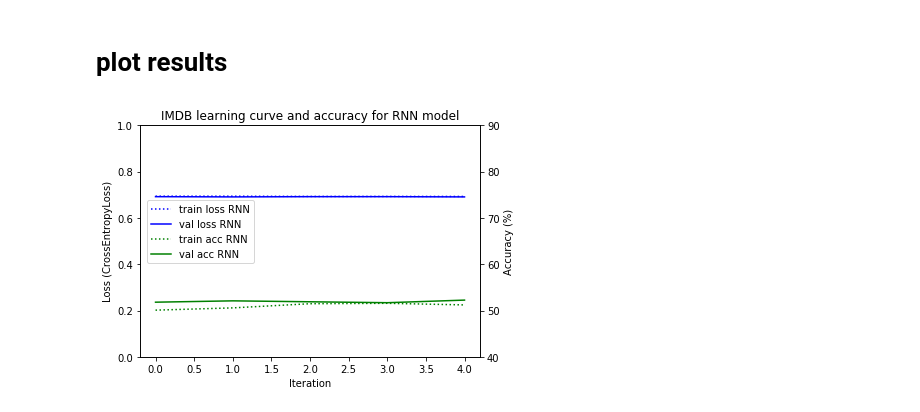
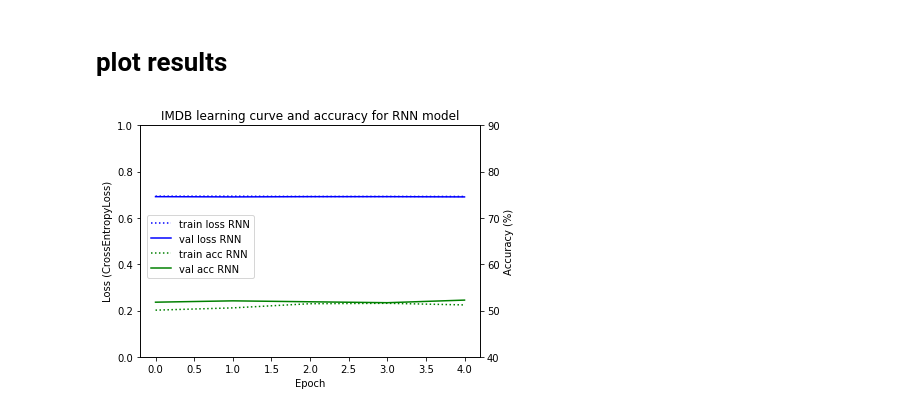
Before and after one commit to zhao-david/recurrent-neural-networks, a Jupyter notebook: pytorch_IMDB_RNN.ipynb, the cells around one changed output. Cells and saved outputs as stored; diff of their text form; code cells hidden in the pictures.

```diff
--- a/pytorch_IMDB_RNN.ipynb
+++ b/pytorch_IMDB_RNN.ipynb
@@ -231,28 +231,28 @@ val_acc_rnn = [51.80, 52.09, 51.89, 51.69, 52.25]
 # %%
 fig, ax1 = plt.subplots()
 
-ax1.set_xlabel('Iteration')
+ax1.set_xlabel('Epoch')
 ax1.set_ylabel('Loss (CrossEntropyLoss)')
 ax1.plot(train_loss_rnn, label="train loss RNN", color="blue", linestyle=':')
 ax1.plot(val_loss_rnn, label="val loss RNN", color="blue")
 ax1.set_ylim(0.0, 1.0)
 ax1.tick_params(axis='y')
 
 ax2 = ax1.twinx()  # instantiate a second axes that shares the same x-axis
 
 color = 'tab:blue'
 ax2.set_ylabel('Accuracy (%)')  # we already handled the x-label with ax1
 ax2.plot(train_acc_rnn, label="train acc RNN", color="green", linestyle=':')
 ax2.plot(val_acc_rnn, label="val acc RNN", color="green")
 ax2.set_ylim(40, 90)
 ax2.tick_params(axis='y')
 
 fig.tight_layout()  # otherwise the right y-label is slightly clipped
 
-fig.legend(loc=(0.12, 0.45))
+fig.legend(loc=(0.12, 0.40))
 
 plt.title("IMDB learning curve and accuracy for RNN model")
 
 plt.show()
 # %% [output]
-[figure, old version]
+[figure, new version]
```
Also changed, not shown: 1 other file.
